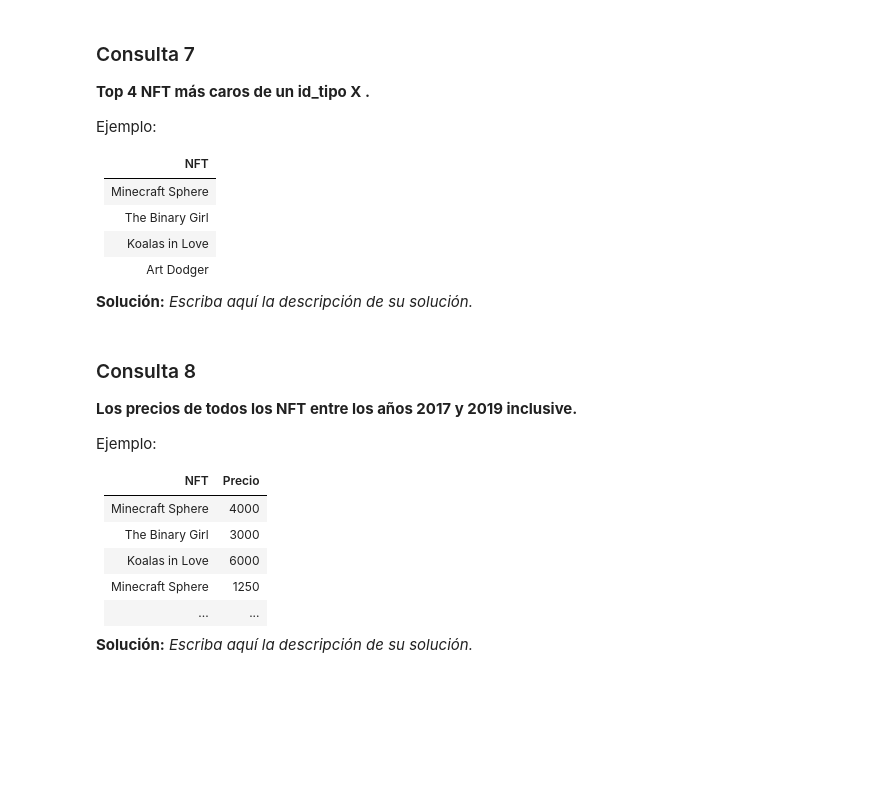
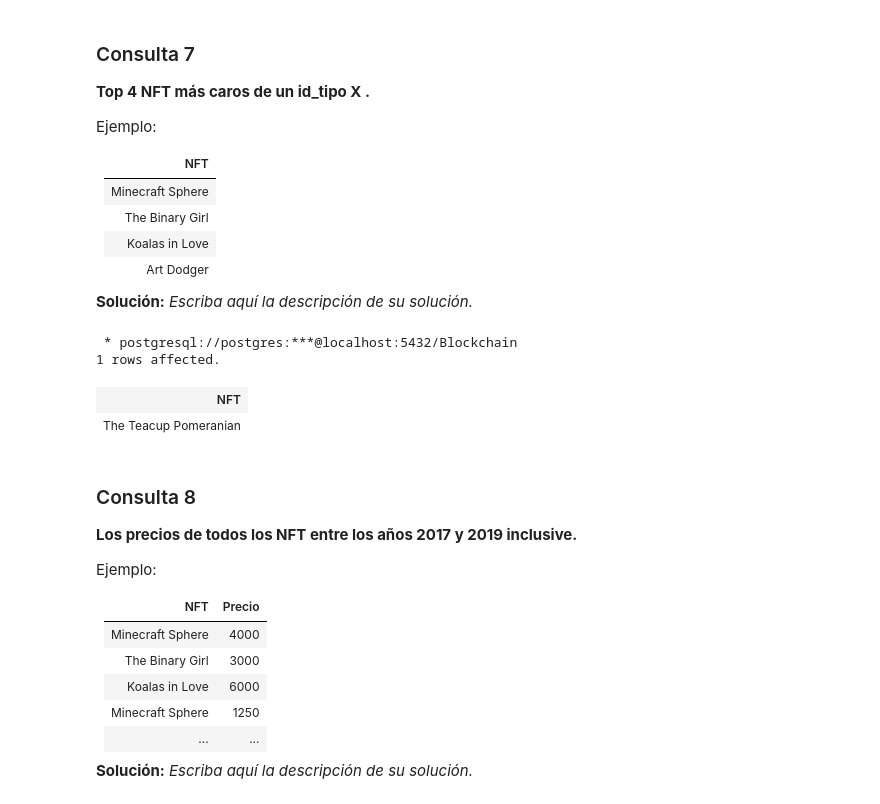
Before and after one commit to bryangonzalezr/INF239, a Jupyter notebook: Tarea-1-Grupo23/Tarea1_BD_2022-1 V.1.0 .ipynb, the cells around one changed output. Drawn from its saved outputs; the diff is of its cells as text; code cells hidden in the pictures; blank space fills up the shorter version.

```diff
--- a/Tarea-1-Grupo23/Tarea1_BD_2022-1 V.1.0 .ipynb
+++ b/Tarea-1-Grupo23/Tarea1_BD_2022-1 V.1.0 .ipynb
@@ -549,3 +545,28 @@ WHERE
+# %%
+%%sql
+SELECT nft.nombre AS "NFT"
+FROM(
+	SELECT precio_nft.id_nft,  MAX(precio_nft.fecha) AS "ultimafecha"
+	FROM precio_nft
+	GROUP BY precio_nft.id_nft) AS lastdate
+
+	INNER JOIN precio_nft
+	ON precio_nft.fecha=lastdate.ultimafecha
+	AND precio_nft.id_nft = lastdate.id_nft
+
+	INNER JOIN nft
+	ON precio_nft.id_nft=nft.id_nft
+
+	INNER JOIN tipos_nft
+	ON tipos_nft.id_tipo=nft.id_tipo
+WHERE tipos_nft.nombre= 'Juegos'
+ORDER BY precio_nft.precio DESC
+LIMIT 1;
+# %% [output]
+ * postgresql://postgres:***@localhost:5432/Blockchain
+1 rows affected.
+| NFT |
+| The Teacup Pomeranian |
 # %% [markdown]
 ### Consulta 8
 **Los precios de todos los NFT entre los años 2017 y 2019 inclusive.**
```
Also changed, not shown: parts of 5 cells of this notebook.
